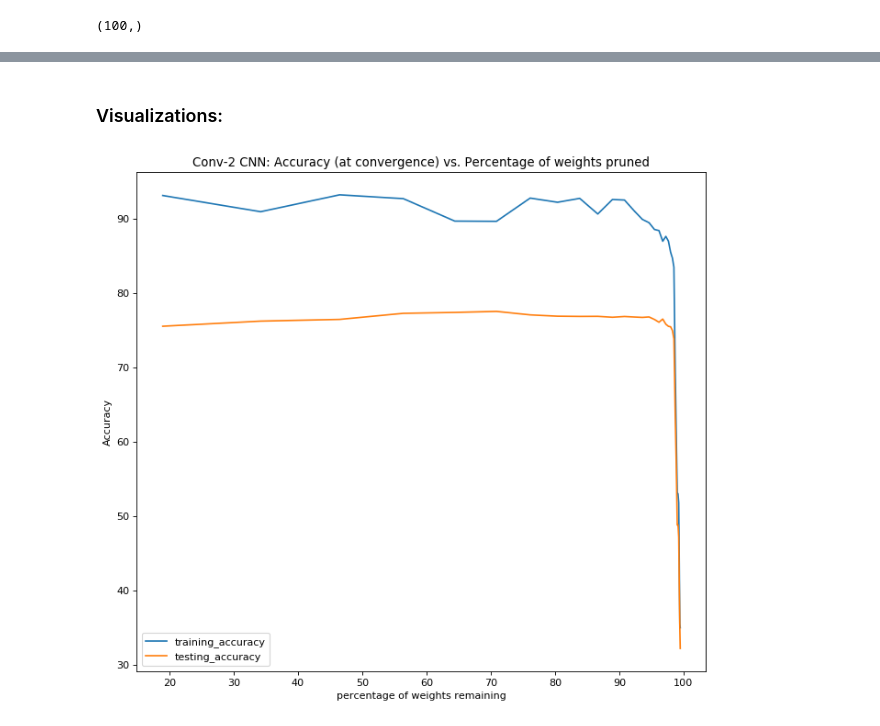
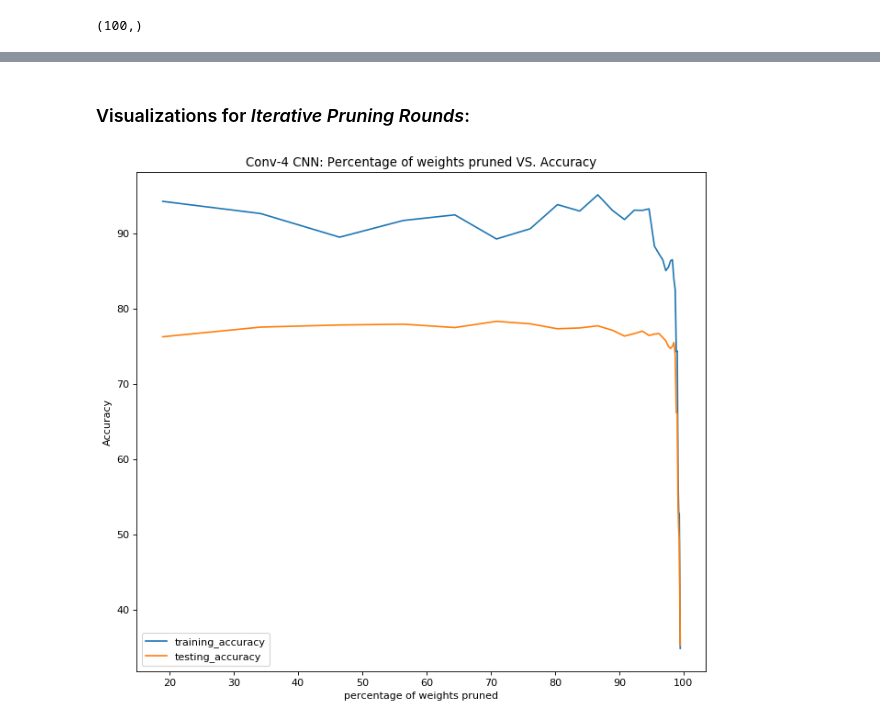
Before and after one commit to arjun-majumdar/Lottery_Ticket_Hypothesis-TensorFlow_2, a Jupyter notebook: Conv_4_LTH_CIFAR10.ipynb, the cells around one changed output, grey strips where cells are left out. Drawn from its saved outputs; the diff is of its cells as text; code cells hidden in the pictures.

Commit message:
Conv-4 CNN
Conv-4 CNN using VGG-19 styled CNN implementation using LTH

```diff
--- a/Conv_4_LTH_CIFAR10.ipynb
+++ b/Conv_4_LTH_CIFAR10.ipynb
@@ -790,6 +788,10 @@ for i in range(1, num_pruning_rounds + 1):
 
     # Save the weights (with pruning parameters) extracted to a file-
     winning_ticket_model.save_weights("Conv_4_CIFAR_Winning_Ticket.h5", overwrite=True)
+
+    # Write message to log file:
+    with open("/home/majumdar/The_Lottery_Ticket_Hypothesis-Resources/Conv4_log_file.txt", "a+") as f:
+        f.write("Completed iterative pruning round: {0}\n".format(i))
 # %% [output]
 Iterative pruning round: 1
 
@@ -824,0 +835,11 @@ with open("/home/majumdar/The_Lottery_Ticket_Hypothesis-Resources/Conv4_CIFAR10_
+# %%
+base_accuracy = 0
+base_num_epochs = 0
+
+
+base_num_epochs = len(history_main[1]['loss'])
+base_accuracy = history_main[1]['val_accuracy'][base_num_epochs - 1]
+
+base_accuracy
+
+print("\nbase accuracy = {0:.4f}% & base number of epochs = {1}\n".format(base_accuracy, base_num_epochs))
@@ -824,0 +848,15 @@ with open("/home/majumdar/The_Lottery_Ticket_Hypothesis-Resources/Conv4_CIFAR10_
+# %%
+best_accuracy = base_accuracy
+best_num_epochs = base_num_epochs
+best_wts = 100
+# %%
+# NOTE: A winning ticket has 'maximum' amount of % of weights pruned-
+
+for k in history_main.keys():
+    num_epochs = len(history_main[k]['loss'])
+    if history_main[k]['val_accuracy'][num_epochs - 1] >= best_accuracy and num_epochs <= best_num_epochs:
+        best_accuracy = history_main[k]['val_accuracy'][num_epochs - 1]
+        best_num_epochs = num_epochs
+        best_wts = history_main[k]['percentage_wts_pruned']
+
+print("\nbest accuracy = {0:.4f}%, best number of epochs = {1} & % of weights pruned = {2:.4f}%\n".format(best_accuracy, best_num_epochs, best_wts))
@@ -825,5 +894,5 @@ with open("/home/majumdar/The_Lottery_Ticket_Hypothesis-Resources/Conv4_CIFAR10_
 # %% [markdown]
-### Visualizations:
+### Visualizations for _Iterative Pruning Rounds_:
 # %%
 # Python 3 dict for training and testing accuracy visualization-
 # key is 'percentage_wts_pruned' and value is accuracy
@@ -842,18 +911,18 @@ for k in history_main.keys():
 # %%
 # Visualization of training and testing accuracy VS percentage of weights
 # pruned-
 fig=plt.figure(figsize=(10, 9), dpi= 80, facecolor='w', edgecolor='k')
 
 plt.plot(list(plot_accuracy.keys()), list(plot_accuracy.values()), label = 'training_accuracy')
 plt.plot(list(plot_test_accuracy.keys()), list(plot_test_accuracy.values()), label = 'testing_accuracy')
 
-plt.title("Conv-2 CNN: Accuracy (at convergence) vs. Percentage of weights pruned")
-plt.xlabel("percentage of weights remaining")
+plt.title("Conv-4 CNN: Percentage of weights pruned VS. Accuracy")
+plt.xlabel("percentage of weights pruned")
 plt.ylabel("Accuracy")
 plt.legend(loc = 'best')
 plt.show()
 # %% [output]
-[figure, old version]
+[figure, new version]
 # %%
 # Python 3 dict for training and testing loss visualization-
 plot_loss = {}
```
Also changed, not shown: parts of 23 cells of this notebook.
